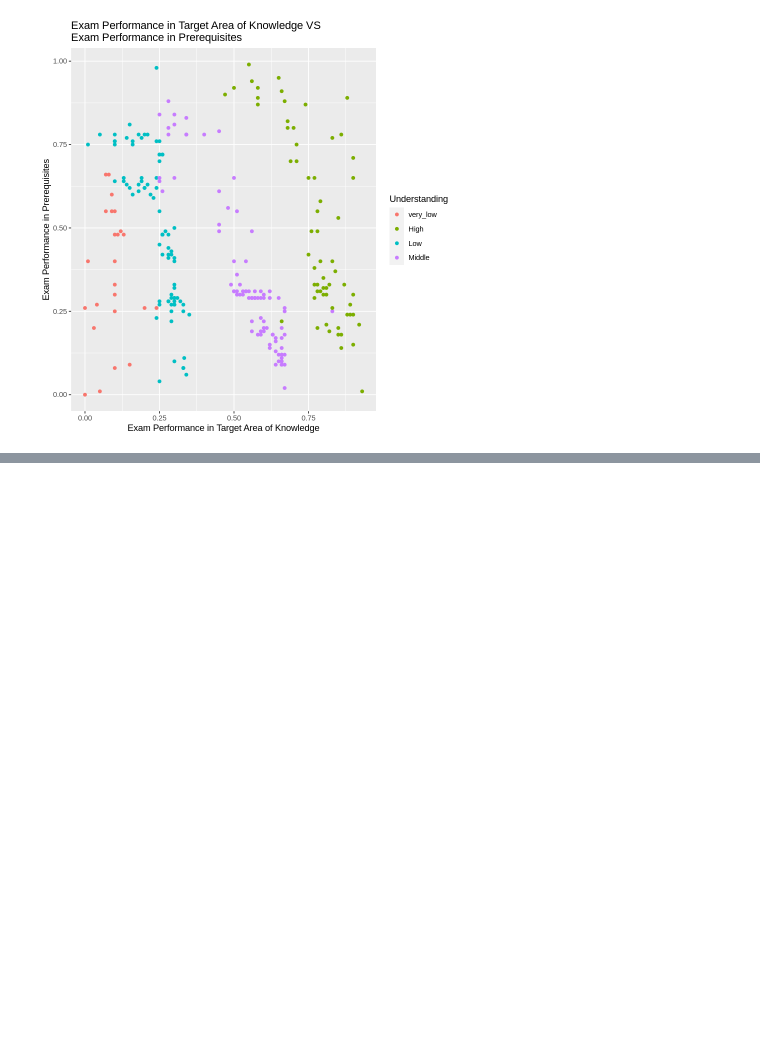
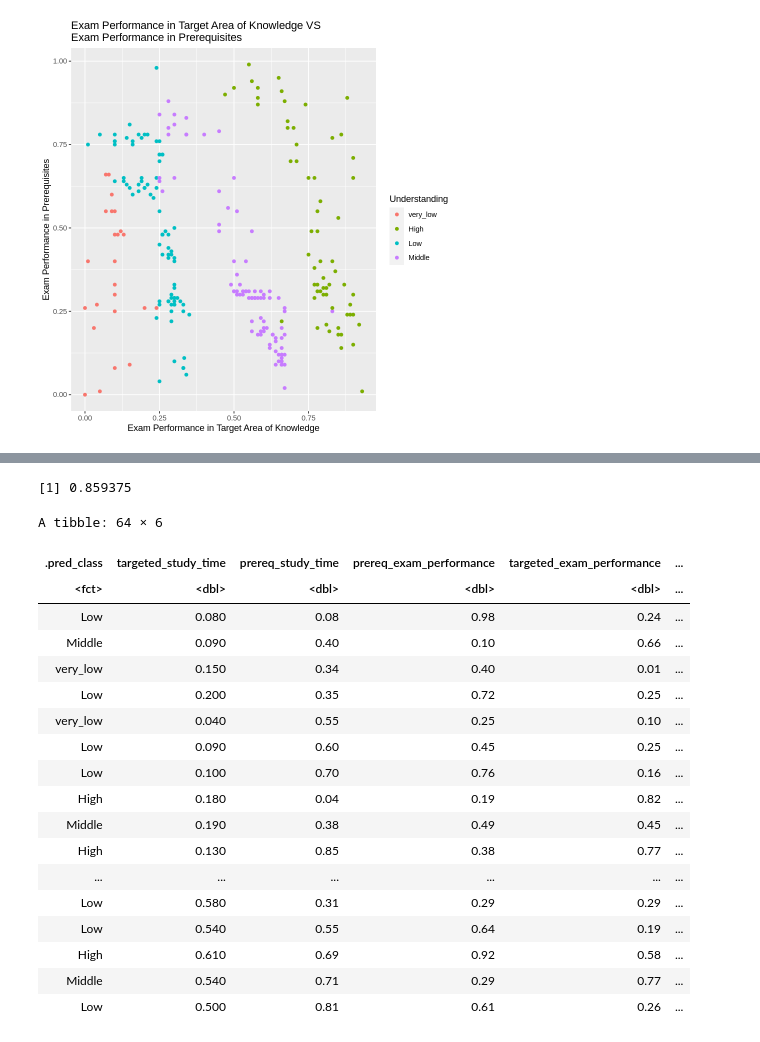
Before and after one commit to cinadia/dsci-project, a Jupyter notebook: project_code.ipynb, the cells around one changed output, grey strips where cells are left out. Saved outputs shown, nothing was run; the diff lists cells and outputs as text; code cells hidden in the pictures; blank space fills up the shorter version.

```diff
--- a/project_code.ipynb
+++ b/project_code.ipynb
@@ -176,0 +194,44 @@ user_k_plot
+# %%
+# make model with k = 9
+user_spec_final <- nearest_neighbor(weight_func = "rectangular", neighbors = 9) %>%
+    set_engine("kknn") %>%
+    set_mode("classification")
+
+user_fit_final <- workflow() %>%
+    add_model(user_spec_final) %>%
+    add_recipe(user_recipe) %>%
+    fit(user_training)
+
+user_prediction <- user_fit_final %>%
+    predict(user_testing) %>%
+    bind_cols(user_testing)
+
+user_prediction_accuracy <- user_prediction %>%
+    metrics(truth = understanding_level, estimate = .pred_class) %>%
+    filter(.metric == "accuracy") %>%
+    select(.estimate) %>%
+    pull()
+
+user_prediction_accuracy
+user_prediction
+# %% [output]
+[1] 0.859375
+A tibble: 64 × 6
+| .pred_class | targeted_study_time | prereq_study_time | prereq_exam_performance | targeted_exam_performance | ... |
+| <fct> | <dbl> | <dbl> | <dbl> | <dbl> | ... |
+| Low | 0.080 | 0.08 | 0.98 | 0.24 | ... |
+| Middle | 0.090 | 0.40 | 0.10 | 0.66 | ... |
+| very_low | 0.150 | 0.34 | 0.40 | 0.01 | ... |
+| Low | 0.200 | 0.35 | 0.72 | 0.25 | ... |
+| very_low | 0.040 | 0.55 | 0.25 | 0.10 | ... |
+| Low | 0.090 | 0.60 | 0.45 | 0.25 | ... |
+| Low | 0.100 | 0.70 | 0.76 | 0.16 | ... |
+| High | 0.180 | 0.04 | 0.19 | 0.82 | ... |
+| Middle | 0.190 | 0.38 | 0.49 | 0.45 | ... |
+| High | 0.130 | 0.85 | 0.38 | 0.77 | ... |
+| ... | ... | ... | ... | ... | ... |
+| Low | 0.580 | 0.31 | 0.29 | 0.29 | ... |
+| Low | 0.540 | 0.55 | 0.64 | 0.19 | ... |
+| High | 0.610 | 0.69 | 0.92 | 0.58 | ... |
+| Middle | 0.540 | 0.71 | 0.29 | 0.77 | ... |
+| Low | 0.500 | 0.81 | 0.61 | 0.26 | ... |
```
Also changed, not shown: parts of 9 cells of this notebook.
